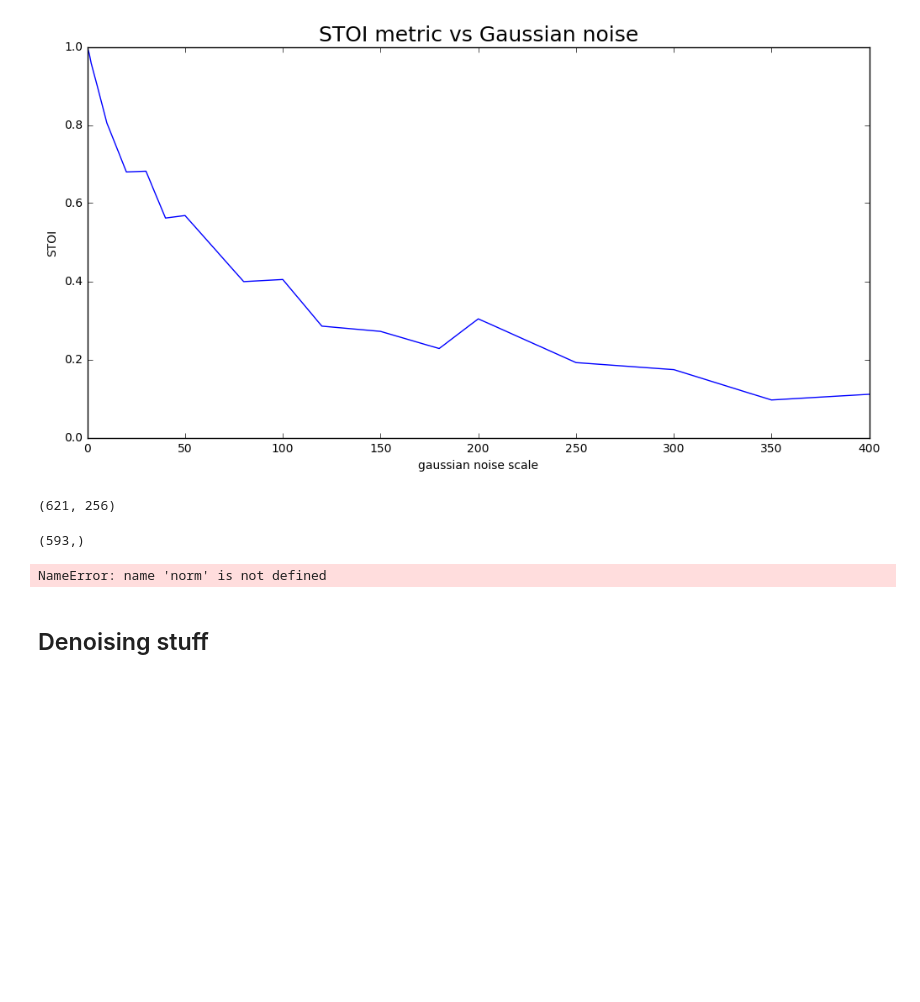
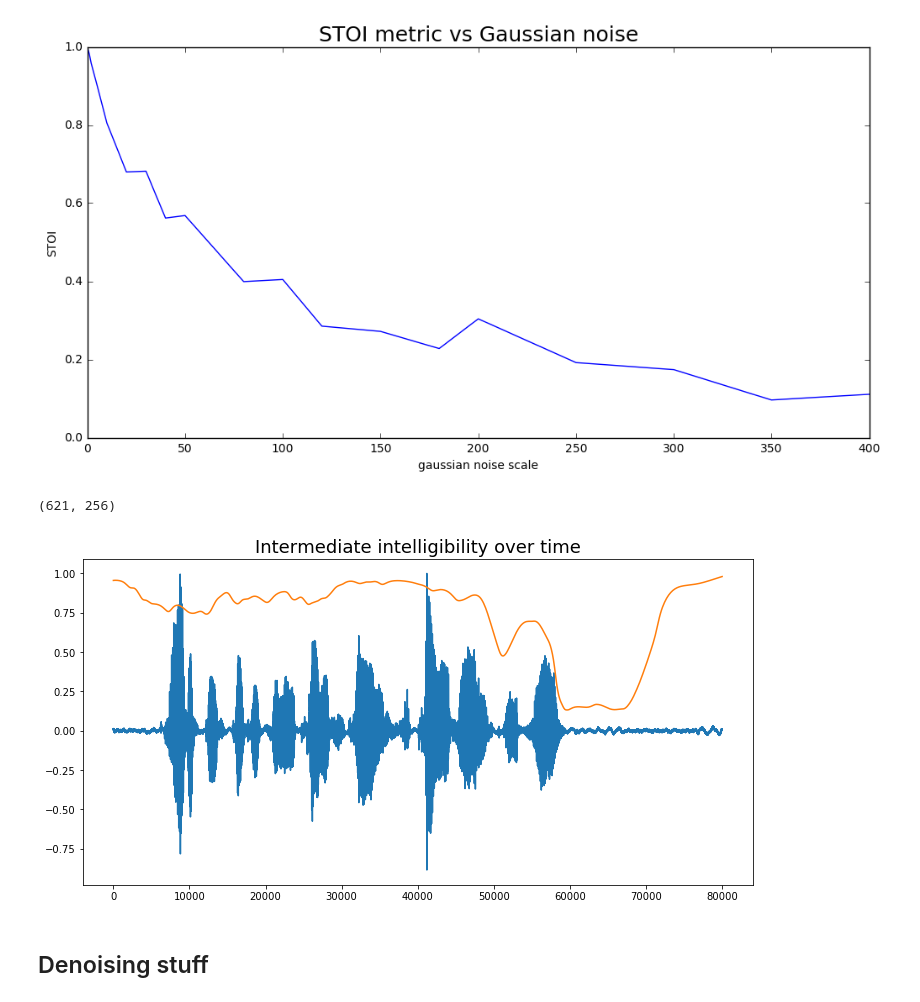
Before and after one commit to Lextal/sipproj, a Jupyter notebook: stoi.ipynb, the cells around one changed output. Drawn from its saved outputs; the diff is of its cells as text; code cells hidden in the pictures; blank space fills up the shorter version.

```diff
--- a/stoi.ipynb
+++ b/stoi.ipynb
@@ -95,2 +66,39 @@ def stoi(x, y):
+# %%
+def intermediate_metric(x, y, n_frame=256, k=512, J=15, N=30, n_bands=15, cf=150, rate=16000):
+    """
+        Non-averaged over TF-units intermediate metric.
+        For obtaiing the timeline, average over the bins (J)
+    """
+    H,_ = thirdoct(rate, k, n_bands, cf) #1/3 octave band matrix
+
+    x_hat = stdft(x, n_frame, int(n_frame / 2), k)
+    y_hat = stdft(y, n_frame, int(n_frame / 2), k)
+
+    x_hat = x_hat[:, :int(k/2) + 1].T
+    y_hat = y_hat[:, :int(k/2) + 1].T
+
+    X = np.zeros((J, x_hat.shape[1]))
+    Y = np.zeros((J, y_hat.shape[1]))
+    for i in range(x_hat.shape[1]):
+        X[:, i] = np.sqrt(np.dot(H, np.square(np.abs(x_hat[:, i]))))
+        Y[:, i] = np.sqrt(np.dot(H, np.square(np.abs(y_hat[:, i]))))
+
+    # allocating memory for intermediate measures
+    d_interm = np.zeros((J, X.shape[1] - N))
+    c=np.power(10., 0.75) #clipping constant
+
+    for m in range(N, X.shape[1]):
+        X_seg = X[:, (m - N):m]
+        Y_seg = Y[:, (m - N):m]
+        alpha = np.sqrt(np.sum(np.square(X_seg), axis=1) / np.sum(np.square(Y_seg), axis=1))
+        aY_seg = Y_seg * np.matlib.repmat(alpha, 1, N).reshape(Y_seg.shape)
+        for j in range(J):
+            Y_prime = np.minimum(aY_seg[j, :], X_seg[j, :] + X_seg[j, :] * c)
+            d_interm[j, m-N] = taa_corr(X_seg[j, :].T, Y_prime)
+
+    return d_interm
+
+def stoi(x, y):
+    return np.mean(intermediate_metric(x, y))
 # %%
 rate, data = WF.read('sound.wav')
@@ -154,16 +165,13 @@ d_interm = intermediate_metric(y, x)
 # %%
 d_ = d_interm.mean(axis=0)
 # %%
-print(d_.shape)
-t=580
 plt.figure(figsize=(12, 6))
 plt.plot(y / np.max(y))
-plt.plot(np.linspace(0, x.shape[0], d_.shape[0])[:t], norm(d_ + np.min(d_))[:t])
+plt.plot(np.linspace(0, x.shape[0], d_.shape[0]), d_)
 plt.title('Intermediate intelligibility over time', fontsize=18)
 plt.show()
 # %% [output]
-(593,)
-NameError: name 'norm' is not defined
+[figure, added]
 # %% [markdown]
 ## Denoising stuff
 # %%
```
Also changed, not shown: parts of 6 cells of this notebook.
